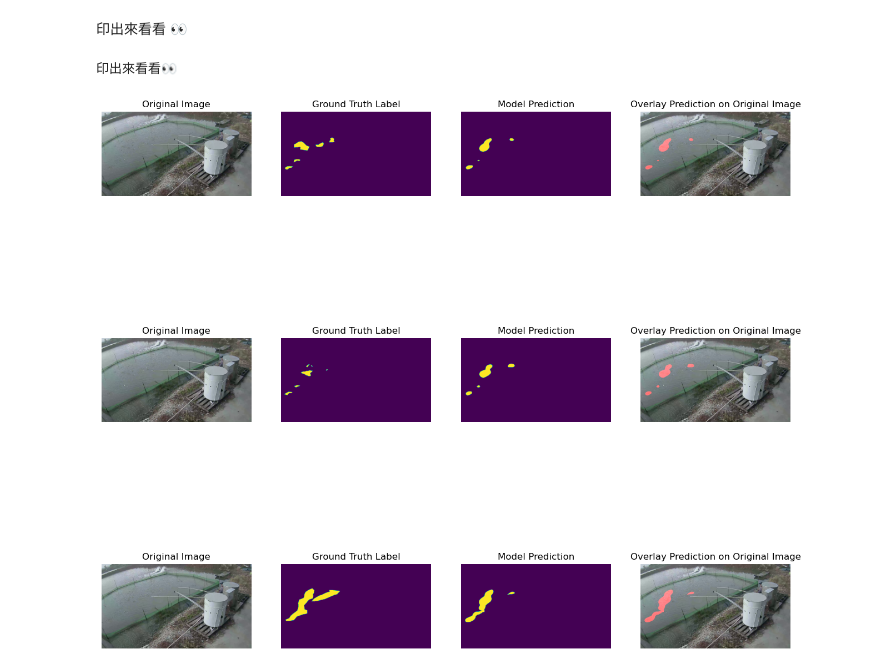
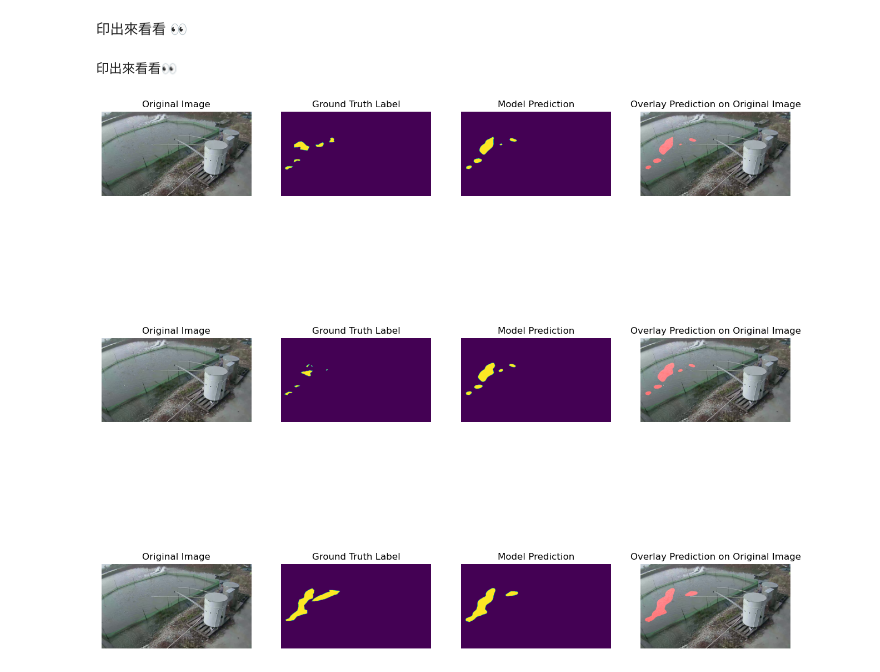
Before and after one commit to Eat-Apple-Again/Segmentation, a Jupyter notebook: FCN_ResNet50.ipynb, the cells around one changed output. Cells and saved outputs as stored; diff of their text form; code cells hidden in the pictures.

Commit message:
Write out the model wrapped by PyTorch.

```diff
--- a/FCN_ResNet50.ipynb
+++ b/FCN_ResNet50.ipynb
@@ -445,0 +429,9 @@ tensor([[[0.7647, 0.7647, 0.7686,  ..., 0.4235, 0.4235, 0.4235],
+# %%
+num_classes = 2
+
+fcn_resnet50_model_pytorch = torchvision.models.get_model(
+        'fcn_resnet50',
+        weights_backbone='ResNet50_Weights.IMAGENET1K_V1',
+        num_classes=num_classes)
+
+print(summary(fcn_resnet50_model_pytorch, torch.zeros((1, 3, 540, 960)), show_input=True, show_parent_layers=True, max_depth=1))
@@ -508,7 +610,7 @@ plt.show()
 印出來看看 👀
 # %%
 print("印出來看看👀")
-showSegmentationResult(fcn_resnet50_model, dataset_val)
+showSegmentationResult(fcn_resnet50_model_pytorch, dataset_val)
 # %% [output]
 印出來看看👀
-[figure, old version]
+[figure, new version]
```
Also changed, not shown: parts of 9 cells of this notebook.
